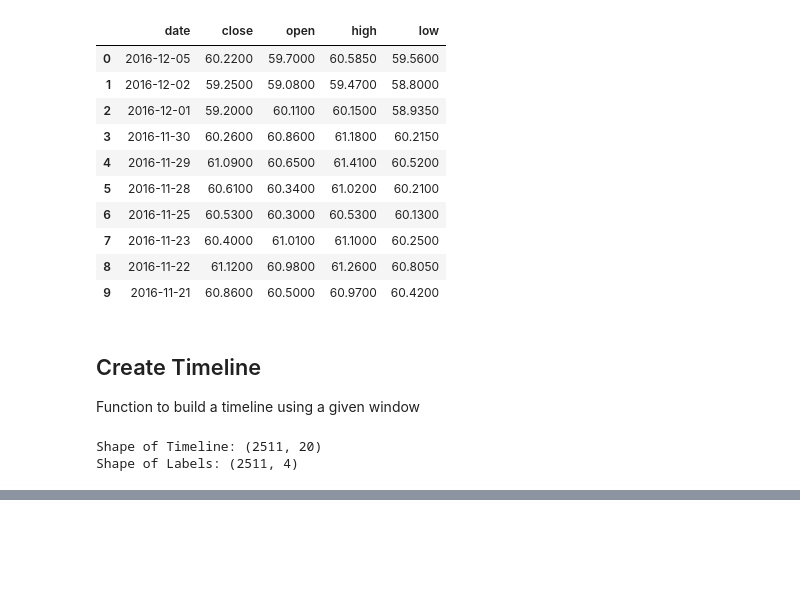
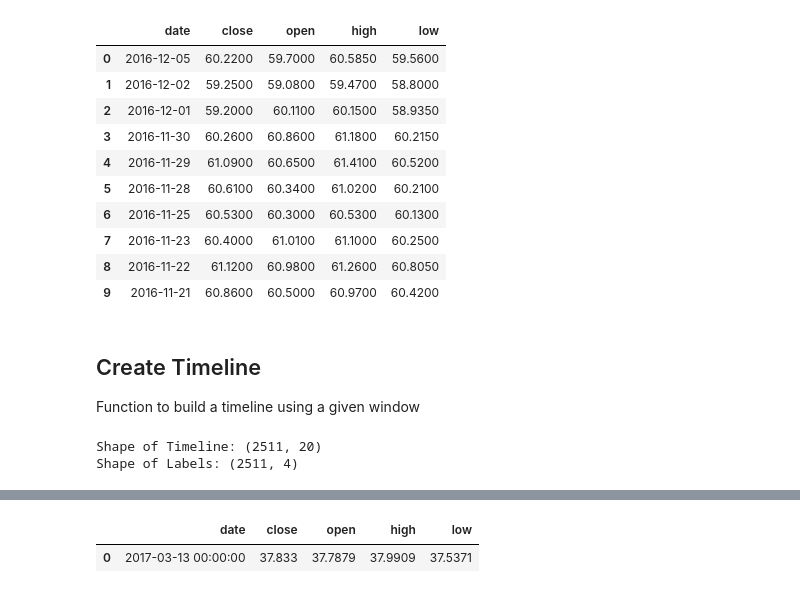
Before and after one commit to EricSchmidt93/Stock-Prediction, a Jupyter notebook: stock_prediction.ipynb, the cells around one changed output, grey strips where cells are left out. Cells and saved outputs as stored; diff of their text form; code cells hidden in the pictures; blank space fills up the shorter version.

```diff
--- a/stock_prediction.ipynb
+++ b/stock_prediction.ipynb
@@ -180,0 +230,8 @@ plt.show()
+# %%
+def get_next_valid_date(last_day):
+    next_day = last_day + dt.timedelta(days=1)
+    """ Skip Weekends where the stock exchange is closed """
+    if (next_day.weekday() == 6): next_day = next_day + dt.timedelta(days=1)
+    if (next_day.weekday() == 5): next_day = next_day + dt.timedelta(days=2)
+
+    return next_day
@@ -180,0 +276,36 @@ plt.show()
+# %%
+def predict_by_day(date):
+    last_day = labels_wd[-1][0]
+    date_delta = date-last_day
+
+    copy_timeline = timeline[:]
+    new_timeline = np.empty((0,window_size*used_params))
+    new_timeline_wd = np.empty((0,window_size*(used_params+1)))
+    new_labels = np.empty((0,used_params))
+    new_labels_wd = np.empty((0,used_params+1))
+
+    # Create a copies without a reference of the input data so that the orginal is not altered
+    """ Iterate till the desired date is reached """
+    while (last_day < date):
+        last_index = len(copy_timeline)-1
+        """ Generate timeline element and append the it to the timeline """
+        timeline_element, timeline_element_wd = build_timeline_element(copy_timeline, last_index, last_day)
+        copy_timeline = np.append(copy_timeline, timeline_element, axis=0)
+        new_timeline = np.append(new_timeline, timeline_element, axis=0)
+        new_timeline_wd = np.append(new_timeline_wd, timeline_element_wd, axis=0)
+        """ Get next day """
+        last_day = get_next_valid_date(last_day)
+        """ Create the corrosponding label to the timeline element """
+        label, label_wd = build_last_label(copy_timeline, last_day)
+        new_labels = np.append(new_labels, label, axis=0)
+        new_labels_wd = np.append(new_labels_wd, label_wd, axis=0)
+
+    print ('Predicted ' + str(date_delta.days) + ' days')
+    result = get_values_by_timeline(new_timeline[-1].reshape(1, -1))
+    return result, new_labels_wd, new_timeline_wd, new_timeline, new_labels
+# %%
+search_date = labels_wd[-1][0]+ dt.timedelta(days=100)
+print ('Search results for day ' + str(search_date) + ' into the future')
+result, gen_lables_wd, gen_timeline_wd, gen_timeline, gen_lables = predict_by_day(search_date)
+DataFrame(gen_lables_wd[-1].reshape(1,5), columns=header)
+# %% [output]
@@ -180,0 +314,2 @@ plt.show()
+|  | date | close | open | high | low |
+| 0 | 2017-03-13 00:00:00 | 37.833 | 37.7879 | 37.9909 | 37.5371 |
```
Also changed, not shown: parts of 18 cells of this notebook.
